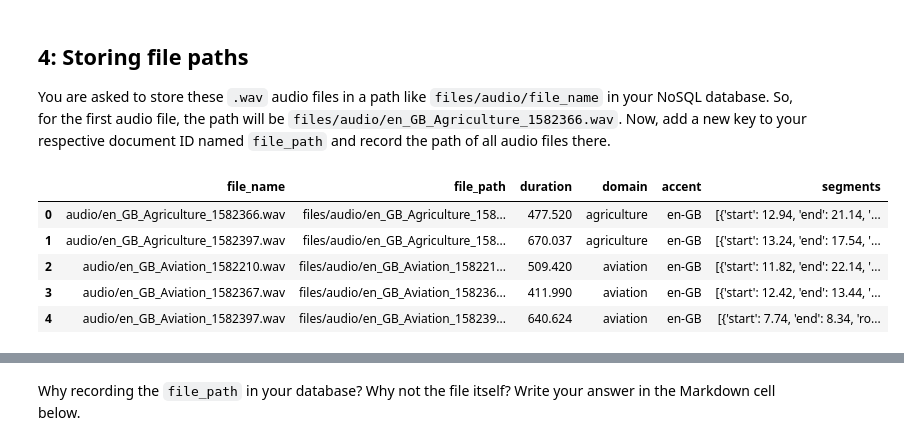
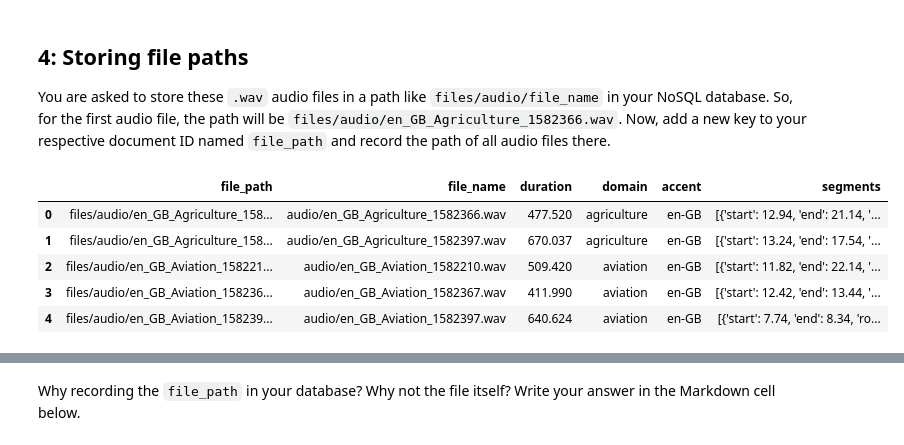
Before and after one commit to grahamhoward-coder/24047396_BigData_GenerativeModels, a Jupyter notebook: 24047396.ipynb, the cells around one changed output, grey strips where cells are left out. Drawn from its saved outputs; the diff is of its cells as text; code cells hidden in the pictures.

```diff
--- a/24047396.ipynb
+++ b/24047396.ipynb
@@ -216,25 +260,26 @@ You are asked to store these `.wav` audio files in a path like `files/audio/file
 # %%
 # BEGIN SOLUTION
 # couldn't find the procedure so used GenAI to find best code structure. Note: upon review of json file, JSON has replaced the forward
 # slash "/" with "\/" in the raw data because JSON used this it represent aforward slash. When printed or exported in dataframe
 # pandas replaces visual back to single forwards slash.
 
-assignment_df = pd.read_json(assignment)
+add_filepath = pd.read_json(assignment)
 
-assignment_df['file_path'] = 'files/audio/' + wave_files
-assignment_df = assignment_df[['file_name', 'file_path', 'duration', 'domain', 'accent', 'segments']]
+add_filepath['file_path'] = 'files/audio/' + wave_files
+add_filepath = add_filepath[['file_path','file_name', 'duration', 'domain', 'accent', 'segments']]
 
-assignment_df.to_json(assignment, orient='records')
-assignment_df.head(5)
+add_filepath.to_json(assignment, orient='records')
+add_target = pd.read_json(assignment, orient="records")
+add_target.head(5)
 
 # END SOLUTION
 # %% [output]
-|  | file_name | file_path | duration | domain | accent | segments |
-| 0 | audio/en_GB_Agriculture_1582366.wav | files/audio/en_GB_Agriculture_158... | 477.520 | agriculture | en-GB | [{'start': 12.94, 'end': 21.14, '... |
-| 1 | audio/en_GB_Agriculture_1582397.wav | files/audio/en_GB_Agriculture_158... | 670.037 | agriculture | en-GB | [{'start': 13.24, 'end': 17.54, '... |
-| 2 | audio/en_GB_Aviation_1582210.wav | files/audio/en_GB_Aviation_158221... | 509.420 | aviation | en-GB | [{'start': 11.82, 'end': 22.14, '... |
-| 3 | audio/en_GB_Aviation_1582367.wav | files/audio/en_GB_Aviation_158236... | 411.990 | aviation | en-GB | [{'start': 12.42, 'end': 13.44, '... |
-| 4 | audio/en_GB_Aviation_1582397.wav | files/audio/en_GB_Aviation_158239... | 640.624 | aviation | en-GB | [{'start': 7.74, 'end': 8.34, 'ro... |
+|  | file_path | file_name | duration | domain | accent | segments |
+| 0 | files/audio/en_GB_Agriculture_158... | audio/en_GB_Agriculture_1582366.wav | 477.520 | agriculture | en-GB | [{'start': 12.94, 'end': 21.14, '... |
+| 1 | files/audio/en_GB_Agriculture_158... | audio/en_GB_Agriculture_1582397.wav | 670.037 | agriculture | en-GB | [{'start': 13.24, 'end': 17.54, '... |
+| 2 | files/audio/en_GB_Aviation_158221... | audio/en_GB_Aviation_1582210.wav | 509.420 | aviation | en-GB | [{'start': 11.82, 'end': 22.14, '... |
+| 3 | files/audio/en_GB_Aviation_158236... | audio/en_GB_Aviation_1582367.wav | 411.990 | aviation | en-GB | [{'start': 12.42, 'end': 13.44, '... |
+| 4 | files/audio/en_GB_Aviation_158239... | audio/en_GB_Aviation_1582397.wav | 640.624 | aviation | en-GB | [{'start': 7.74, 'end': 8.34, 'ro... |
 # %%
 # Add at least one test case here to verify the correctness of your code.
 # You can use assertions or print statements to check the expected output.
```
Also changed, not shown: parts of 12 cells of this notebook.
